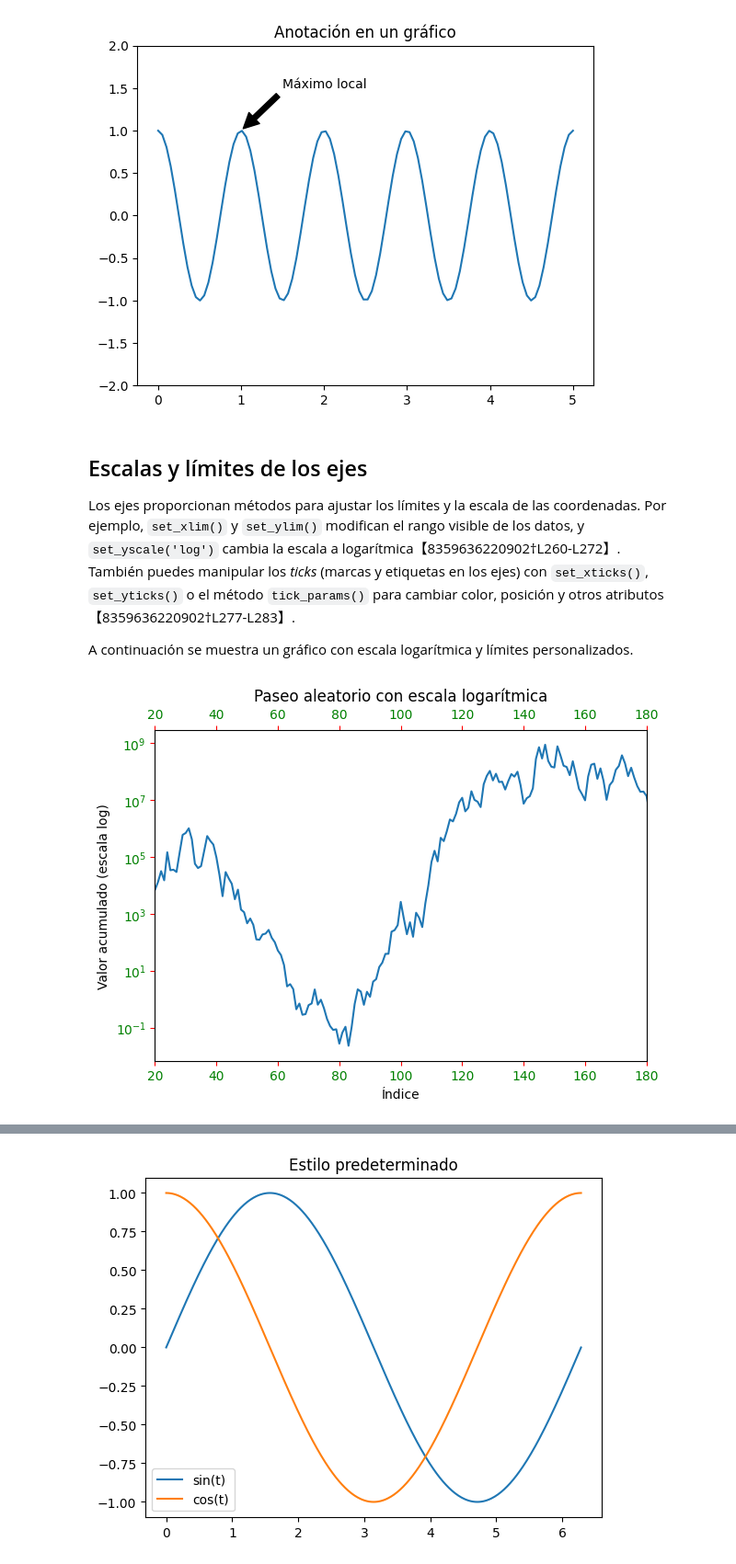
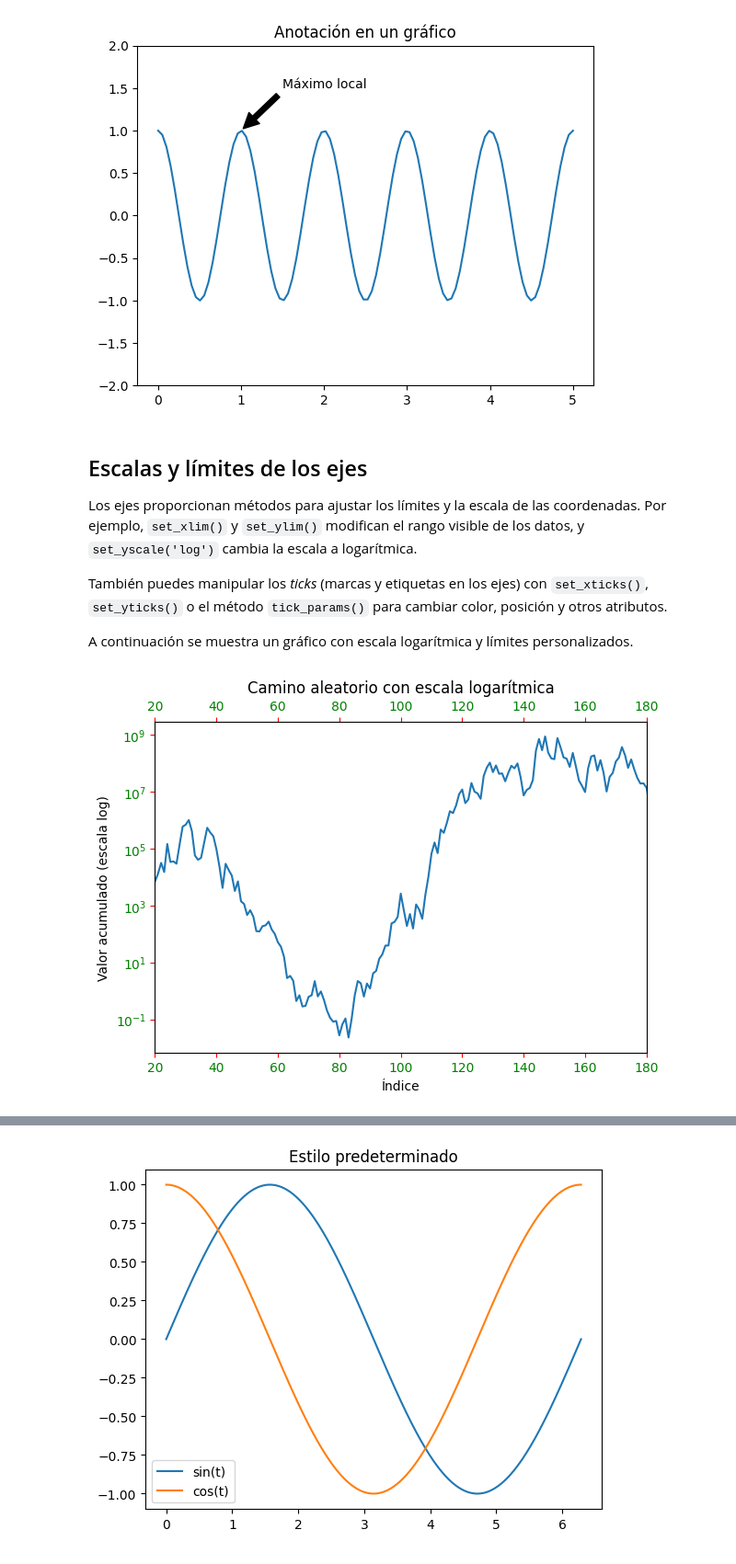
Before and after one commit to JuanRios3012/data-visualization-course, a Jupyter notebook: notebooks/modulo 1/matplotlib.ipynb, the cells around one changed output, grey strips where cells are left out. Shown: that part at 92% size. Drawn from its saved outputs; the diff is of its cells as text; code cells hidden in the pictures.

```diff
--- a/notebooks/modulo1_matplotlib.ipynb
+++ b/notebooks/modulo 1/matplotlib.ipynb
@@ -294,38 +302,38 @@ plt.show()
 
 ## Escalas y límites de los ejes
 
-Los ejes proporcionan métodos para ajustar los límites y la escala de las coordenadas. Por ejemplo, `set_xlim()` y `set_ylim()` modifican el rango visible de los datos, y `set_yscale('log')` cambia la escala a logarítmica【8359636220902†L260-L272】.
-También puedes manipular los *ticks* (marcas y etiquetas en los ejes) con `set_xticks()`, `set_yticks()` o el método `tick_params()` para cambiar color, posición y otros atributos【8359636220902†L277-L283】.
+Los ejes proporcionan métodos para ajustar los límites y la escala de las coordenadas. Por ejemplo, `set_xlim()` y `set_ylim()` modifican el rango visible de los datos, y `set_yscale('log')` cambia la escala a logarítmica.
+
+También puedes manipular los *ticks* (marcas y etiquetas en los ejes) con `set_xticks()`, `set_yticks()` o el método `tick_params()` para cambiar color, posición y otros atributos.
 
 A continuación se muestra un gráfico con escala logarítmica y límites personalizados.
 # %%
-
 import matplotlib.pyplot as plt
 import numpy as np
 
-# Simulamos un paseo aleatorio exponencial
+# Simulamos un camino aleatorio exponencial
 np.random.seed(0)
 steps = np.random.randn(200)
 x = np.arange(len(steps))
 y = np.exp(np.cumsum(steps))  # valores crecen exponencialmente
 
 fig, ax = plt.subplots()
 ax.plot(x, y)
 
 # Cambiamos la escala del eje y a logarítmica y ajustamos límites
 ax.set_yscale('log')
 ax.set_xlim(20, 180)
 ax.set_xlabel('Índice')
 ax.set_ylabel('Valor acumulado (escala log)')
-ax.set_title('Paseo aleatorio con escala logarítmica')
+ax.set_title('Camino aleatorio con escala logarítmica')
 
 # Personalizamos los ticks: ponemos ticks menores y coloreamos
 ax.tick_params(top=True, labeltop=True, color='red', labelcolor='green')
 
 plt.tight_layout()
 plt.show()
 # %% [output]
-[figure, old version]
+[figure, new version]
 # %% [markdown]
 
 ## Estilos y configuración global (rcParams)
```
Also changed, not shown: parts of 16 cells of this notebook, 3 other files.
